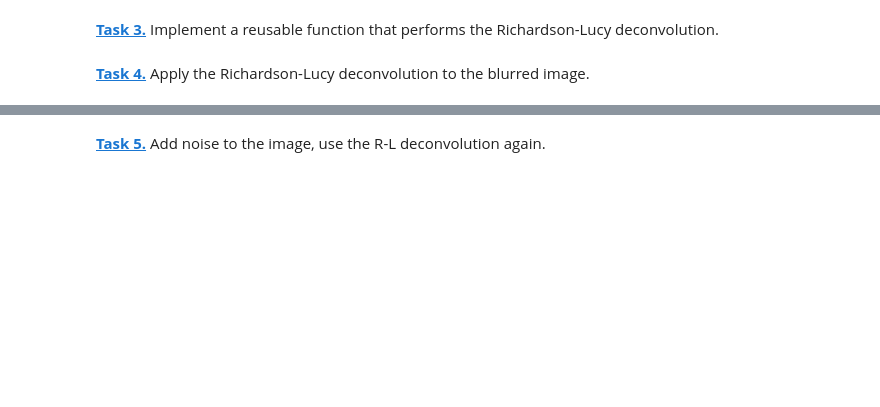
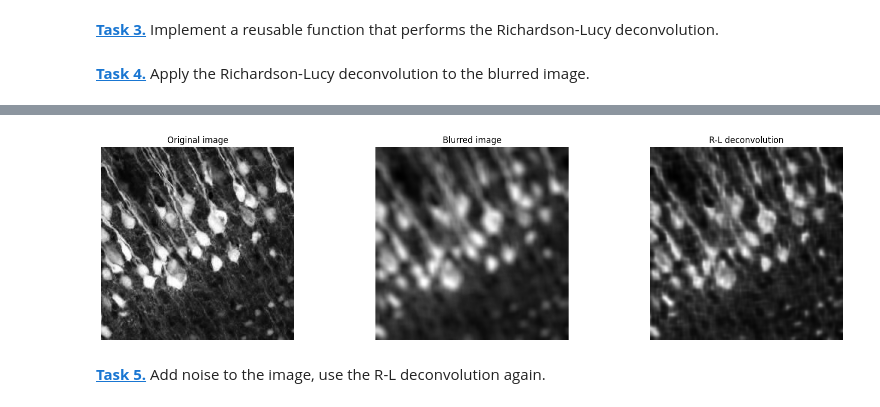
Before and after one commit to AminaSwob/mobi-fs5-python, a Jupyter notebook: deconvolution.ipynb, the cells around one changed output, grey strips where cells are left out. Drawn from its saved outputs; the diff is of its cells as text; code cells hidden in the pictures; blank space fills up the shorter version.

```diff
--- a/deconvolution.ipynb
+++ b/deconvolution.ipynb
@@ -49,18 +73,20 @@ def richardson_lucy_deconvolution(image, psf, n_iterations):
 # %%
 plt.figure(figsize=(20,5))
 plt.subplot(1, 3, 1)
 plt.axis('off')
 plt.imshow(img, 'gray')
 plt.title('Original image')
 plt.subplot(1, 3, 2)
 plt.axis('off')
-plt.imshow(img_psf, 'gray')
+plt.imshow(app_psf, 'gray')
 plt.title('Blurred image')
 plt.subplot(1, 3, 3)
 plt.axis('off')
-plt.imshow(deconv_img, 'gray')
+plt.imshow(app_RL, 'gray')
 plt.title('R-L deconvolution')
 plt.show()
+# %% [output]
+[figure, added]
 # %% [markdown]
 **[Task 5.]()** Add noise to the image, use the R-L deconvolution again.
 # %%
```
Also changed, not shown: parts of 8 cells of this notebook.
